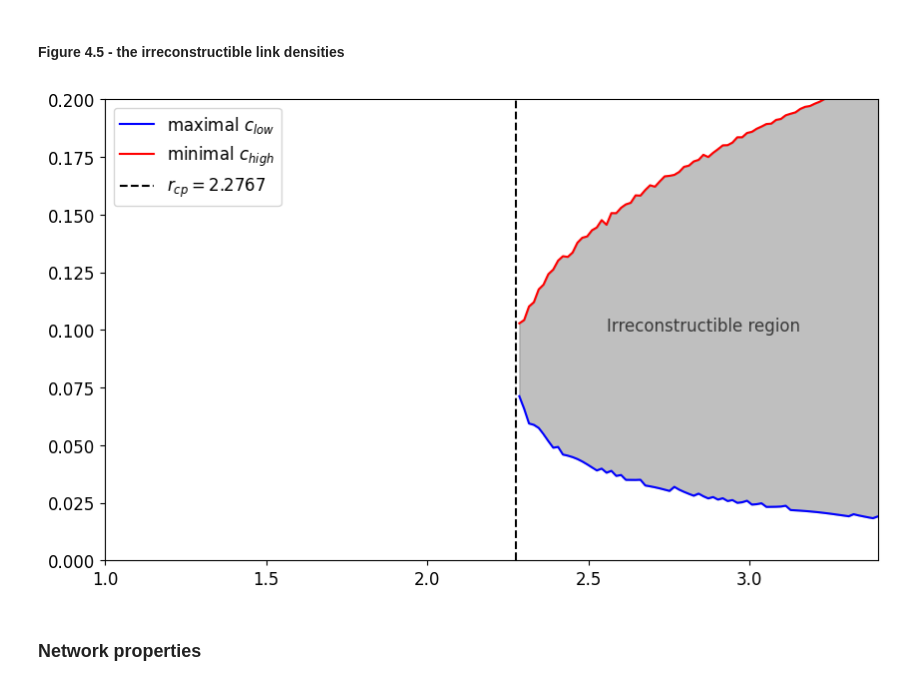
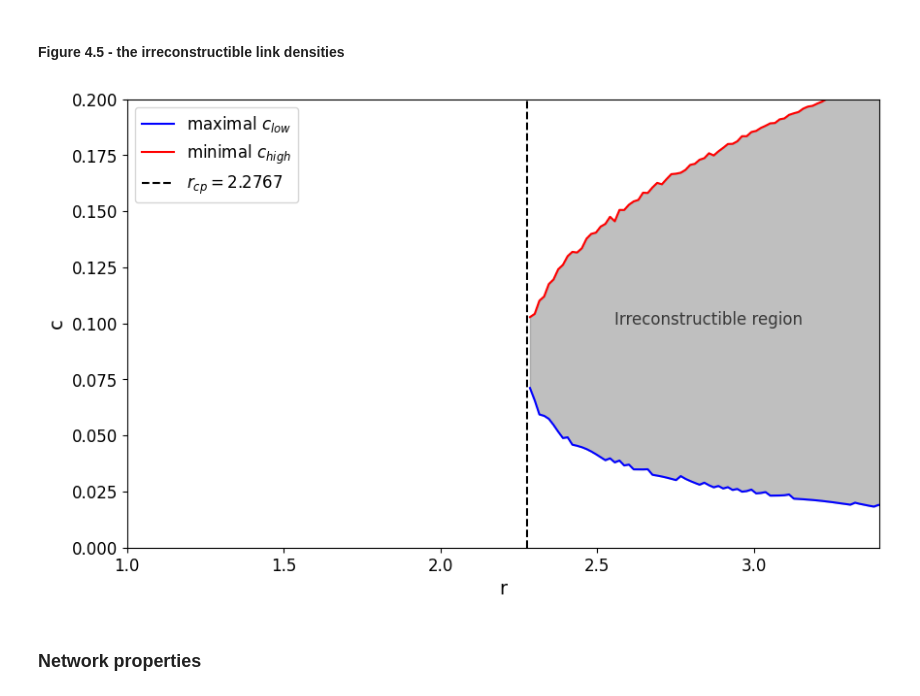
Before and after one commit to DavidDobas/Tsallis-Network-Models, a Jupyter notebook: tsallis_network_models.ipynb, the cells around one changed output. Cells and saved outputs as stored; diff of their text form; code cells hidden in the pictures.

```diff
--- a/tsallis_network_models.ipynb
+++ b/tsallis_network_models.ipynb
@@ -232,34 +260,36 @@ plt.fill_between(
     alpha=0.5,
 )
 
 # compute a good spot for the label
 # pick the subsection of r where we’ve shaded
 r_shaded = r_values[mask]
 low_shaded = c_low_after_jump_all[mask]
 high_shaded = c_high_before_jump_all[mask]
 
 # take the midpoint of that range
 x_text = (r_shaded.min() + r_shaded.max()) / 2
 # and halfway between the two curves there (interpolating if needed)
 # find the index closest to x_text
 idx = np.argmin(np.abs(r_values - x_text))
 y_text = (c_low_after_jump_all[idx] + c_high_before_jump_all[idx]) / 2
 
 plt.text(
     x_text, y_text, 'Irreconstructible region',
     color='black',        # more contrast against grey
     fontsize=12,
     ha='center', va='center',
     # backgroundcolor='white',  # optional to improve legibility
     alpha=0.7
 )
 
+plt.xlabel('r')
+plt.ylabel('c')
 plt.legend()
 plt.xlim(1, 3.4)
 plt.ylim(0, 0.2)
 plt.show()
 # %% [output]
-[figure, old version]
+[figure, new version]
 # %% [markdown]
 ### Network properties
 # %% [markdown]
```
Also changed, not shown: parts of 2 cells of this notebook.
